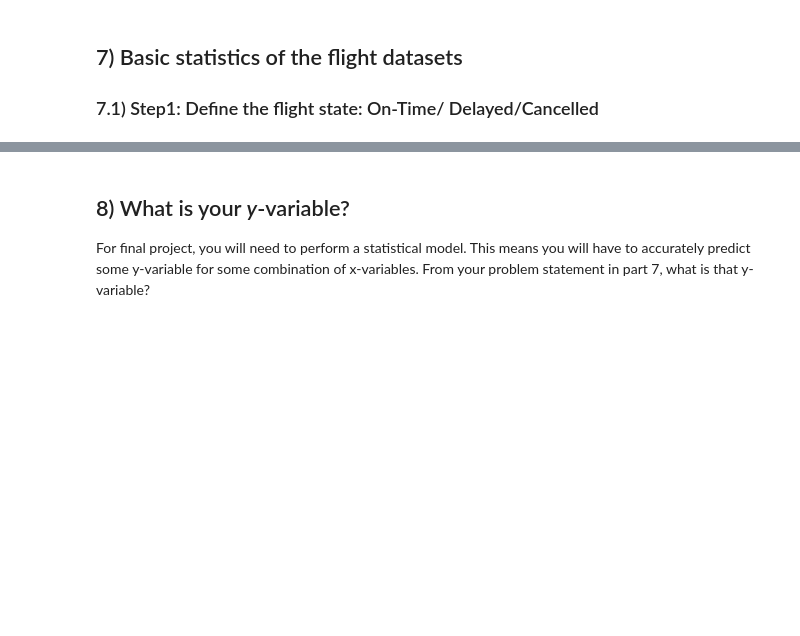
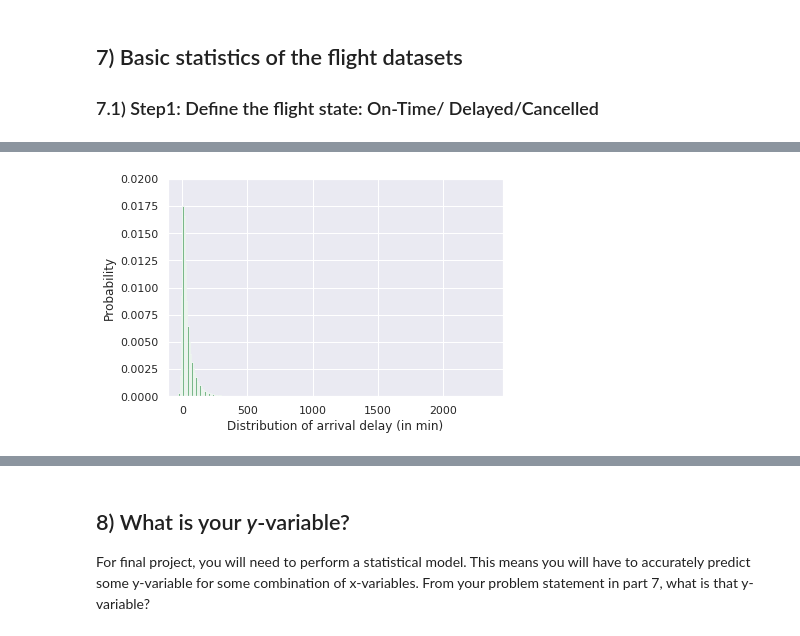
Before and after one commit to Wolfking2015/Final-Project-For-AML, a Jupyter notebook: final-project.ipynb, the cells around one changed output, grey strips where cells are left out. Cells and saved outputs as stored; diff of their text form; code cells hidden in the pictures; blank space fills up the shorter version.

```diff
--- a/final-project.ipynb
+++ b/final-project.ipynb
@@ -233,2 +247,18 @@ Try to use a supervised methods to predict whether the flight has a high probabi
+# %%
+Delay_Min=np.min(ArrDelay_NotCancelled)
+Delay_Max=np.max(ArrDelay_NotCancelled)
+Bin1=np.arange(Delay_Min,0,10)
+Bin2=np.arange(0.1,Delay_Max,10)
+Bin=np.concatenate((Bin1,Bin2))
+sns.set()
+plt.hist(ArrDelay_NotCancelled,bins=Bin,density=True, facecolor='g', alpha=0.75)
+plt.xlabel('Distribution of arrival delay (in min)')
+plt.ylabel('Probability')
+plt.xlim(Delay_Min, Delay_Max)
+plt.ylim(0, 0.02)
+#plt.grid(True)
+plt.show()
+# %% [output]
+[figure, added]
 # %%
 #Define a new column named flight status to define the flight status (One-Time/Delayed/Cancelled)
```
Also changed, not shown: parts of 9 cells of this notebook.
